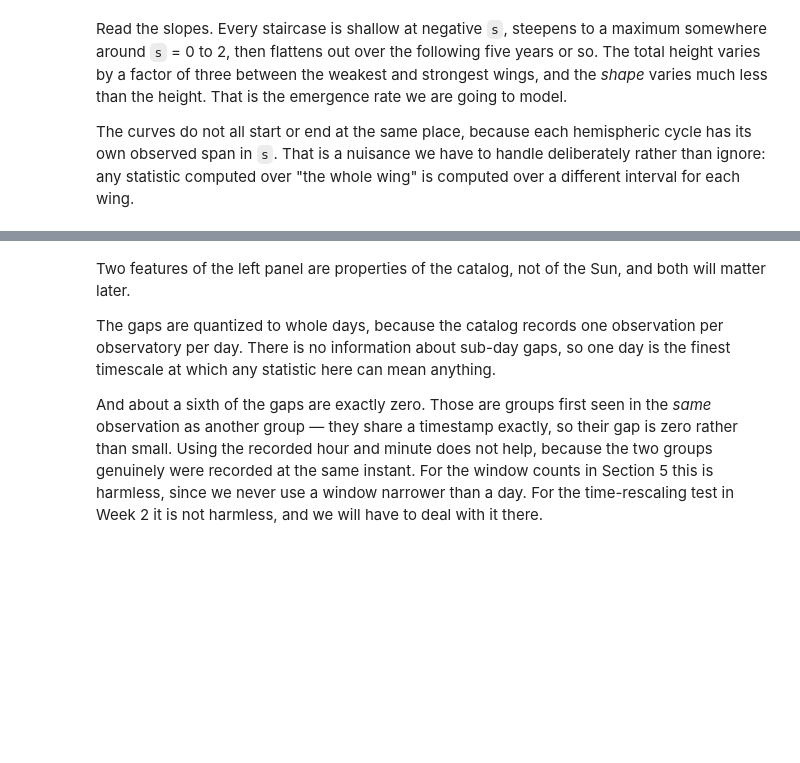
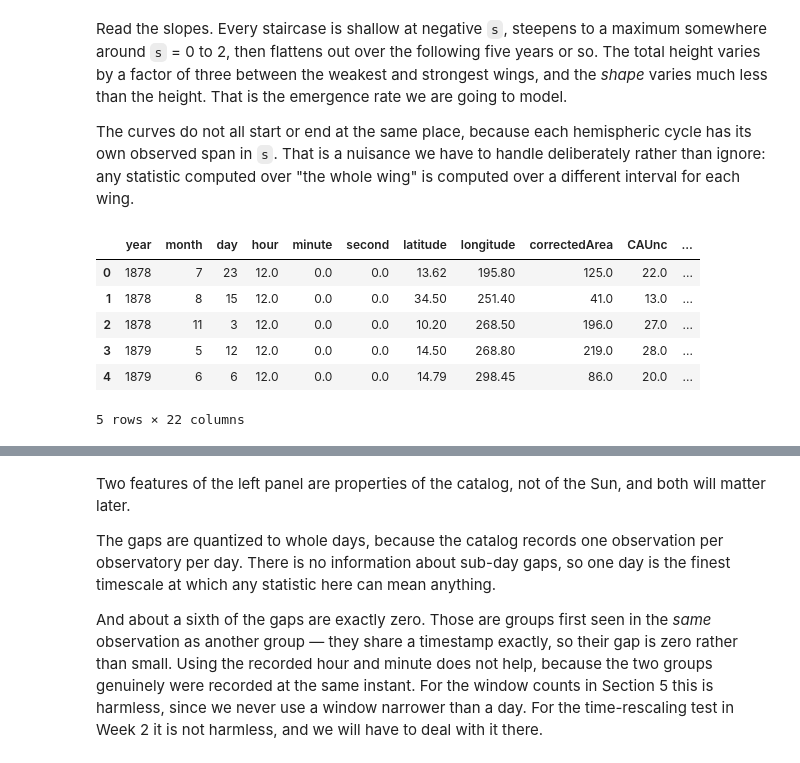
Before and after one commit to alyssaru/butterflai2, a Jupyter notebook: weeks/week_01/01_counting_process.ipynb, the cells around one changed output, grey strips where cells are left out. Drawn from its saved outputs; the diff is of its cells as text; code cells hidden in the pictures; blank space fills up the shorter version.

Commit message:
Week 1: Task 6

```diff
--- a/weeks/week_01/01_counting_process.ipynb
+++ b/weeks/week_01/01_counting_process.ipynb
@@ -1056,12 +1056,22 @@ The curves do not all start or end at the same place, because each hemispheric c
 span in `s`. That is a nuisance we have to handle deliberately rather than ignore: any statistic computed
 over "the whole wing" is computed over a different interval for each wing.
 # %%
-raise NotImplementedError("Task 6: Inter-arrival times for each hemicycle")
+#raise NotImplementedError("Task 6: Inter-arrival times for each hemicycle")
 # Reference workflow:
 #   1. Write a function that sorts one hemicycle's event times and returns the successive differences.
 #   2. Apply it to each hemispheric cycle separately and concatenate the results. Never difference across a
 #      hemicycle boundary — the gap between the last event of one wing and the first of another is not an
 #      inter-arrival time of anything.
+
+emergences.head()
+# %% [output]
+|  | year | month | day | hour | minute | second | latitude | longitude | correctedArea | CAUnc | ... |
+| 0 | 1878 | 7 | 23 | 12.0 | 0.0 | 0.0 | 13.62 | 195.80 | 125.0 | 22.0 | ... |
+| 1 | 1878 | 8 | 15 | 12.0 | 0.0 | 0.0 | 34.50 | 251.40 | 41.0 | 13.0 | ... |
+| 2 | 1878 | 11 | 3 | 12.0 | 0.0 | 0.0 | 10.20 | 268.50 | 196.0 | 27.0 | ... |
+| 3 | 1879 | 5 | 12 | 12.0 | 0.0 | 0.0 | 14.50 | 268.80 | 219.0 | 28.0 | ... |
+| 4 | 1879 | 6 | 6 | 12.0 | 0.0 | 0.0 | 14.79 | 298.45 | 86.0 | 20.0 | ... |
+5 rows × 22 columns
 # %%
 
 # Put your code for Task 6 here
```
Also changed, not shown: parts of 2 cells of this notebook.
